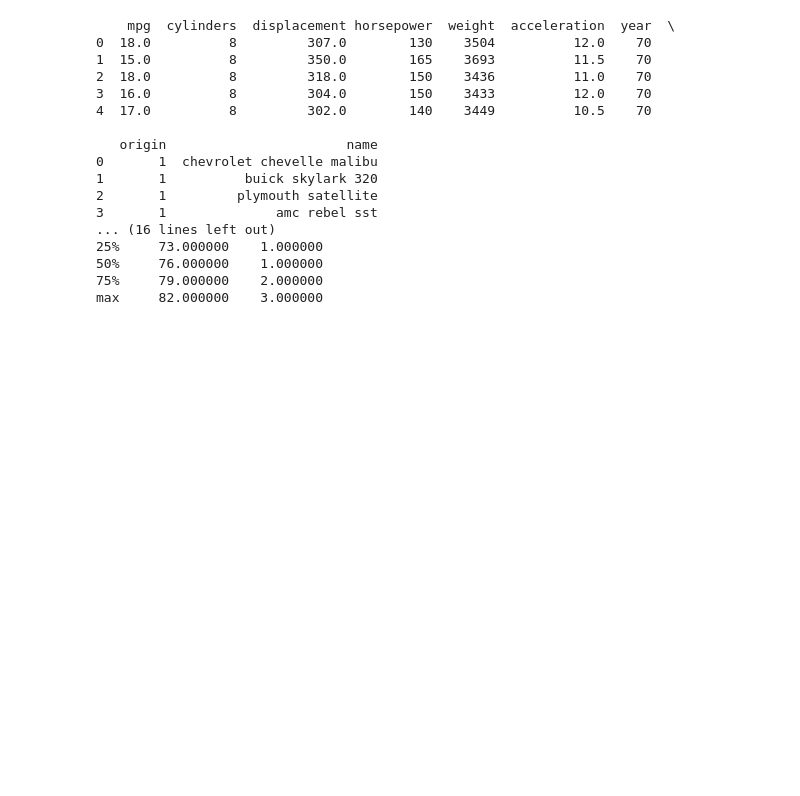
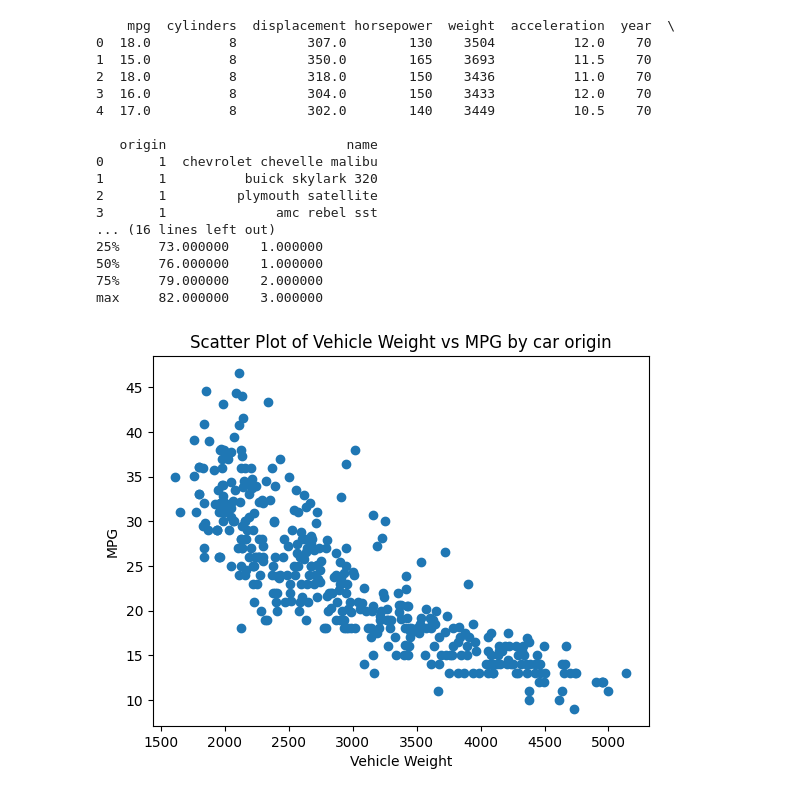
Before and after one commit to nogibjj/John_Coogan_IndividualProject1, a Jupyter notebook: pythonproject/src/desc_stat_note.ipynb, the cells around one changed output. Cells and saved outputs as stored; diff of their text form; code cells hidden in the pictures; blank space fills up the shorter version.

```diff
--- a/pythonproject/src/desc_stat_note.ipynb
+++ b/pythonproject/src/desc_stat_note.ipynb
@@ -38,12 +38,25 @@ if data is not None:
 max     82.000000    3.000000
 # %%
 def plot_visualize(dataframe):
+    auto_df = dataframe
     """A test of data visualization for a given data set"""
-    origin_categories = ["American", "European", "Japanese"]
-    data["origin"] = pd.Categorical(data["origin"], origin_categories)
-    sns.lmplot(x="weight", y="mpg", data=data, hue="Origin")
+    weight = auto_df['weight']
+    mpg = auto_df['mpg']
+
+
+    plt.scatter(weight, mpg)
     plt.xlabel("Vehicle Weight")
     plt.ylabel("MPG")
     plt.title("Scatter Plot of Vehicle Weight vs MPG by car origin")
     plt.show()
     return None
+# %%
+def main():
+    """Main function to call data visualization functions"""
+    plot_visualize(data)
+
+
+if __name__ == "__main__":
+    main()
+# %% [output]
+[figure, added]
```
Also changed, not shown: parts of 1 cell of this notebook, 4 other files.
